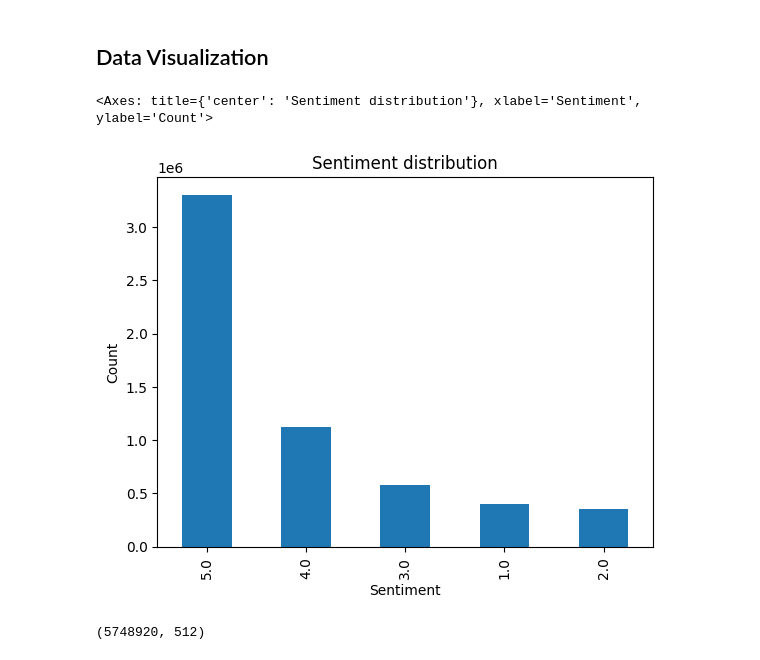
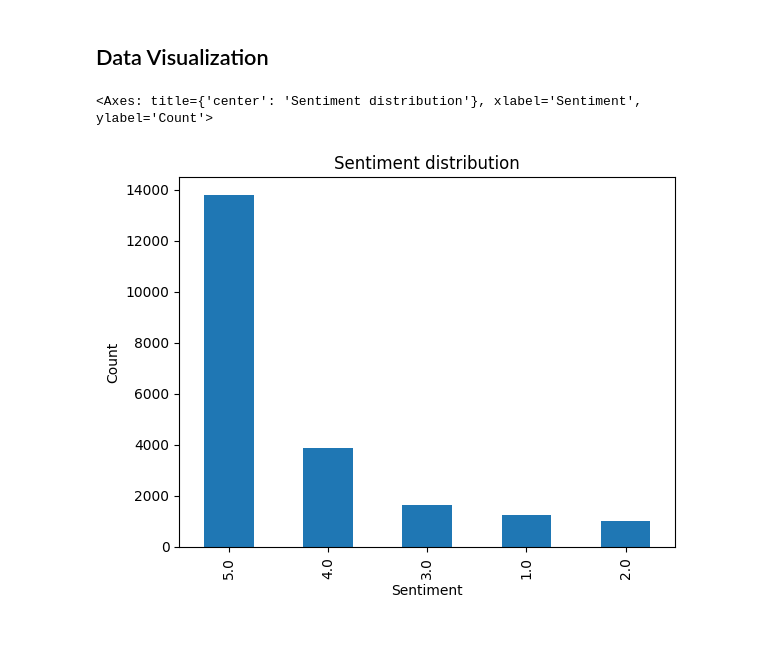
Before and after one commit to lruizarce/unsupervisedText, a Jupyter notebook: final.ipynb, the cells around one changed output. Cells and saved outputs as stored; diff of their text form; code cells hidden in the pictures.

```diff
--- a/final.ipynb
+++ b/final.ipynb
@@ -136,0 +126,16 @@ df.shape
+# %%
+def process_categories(row):
+    categories = [c.lower() for c in list(itertools.chain(*row.get("categories", [])))]
+    if "nike" in categories:
+        return row["asin"]
+    else:
+        row["asin"] = None
+        return None
+# %%
+df['asin'] = df.apply(process_categories, axis=1)
+# %%
+def drop_rows_with_none(df, column):
+    return df.dropna(subset=[column])
+# %%
+df_nike = drop_rows_with_none(df, 'asin')
+df_nike.head()
@@ -137,13 +149,7 @@ df.shape
 # %% [markdown]
 ## Data Visualization
 # %%
-df["overall"].value_counts().plot(kind='bar', title='Sentiment distribution', xlabel='Sentiment', ylabel='Count')
+df_nike["overall"].value_counts().plot(kind='bar', title='Sentiment distribution', xlabel='Sentiment', ylabel='Count')
 # %% [output]
 <Axes: title={'center': 'Sentiment distribution'}, xlabel='Sentiment', ylabel='Count'>
-[figure, old version]
+[figure, new version]
-# %%
-seq_len = 512
-num_samples = len(df)
-num_samples, seq_len
-# %% [output]
-(5748920, 512)
```
Also changed, not shown: parts of 28 cells of this notebook.
